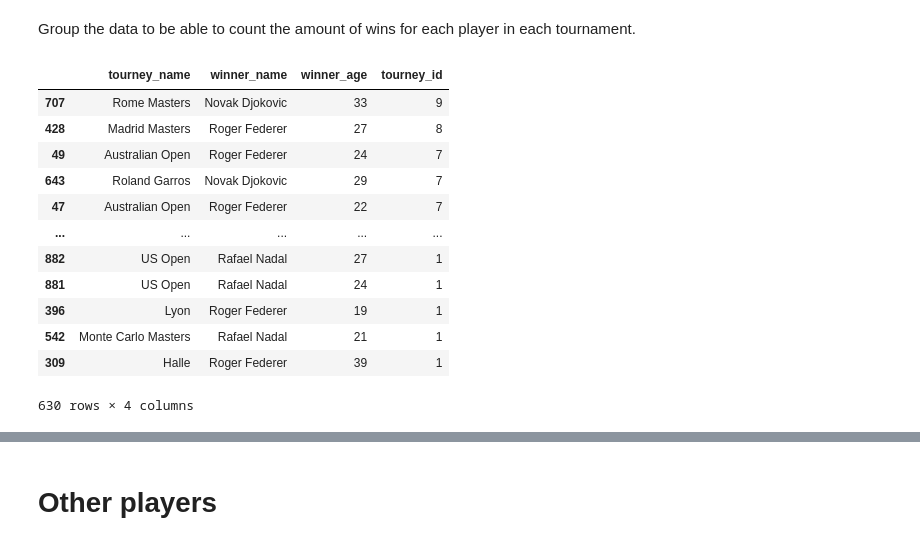
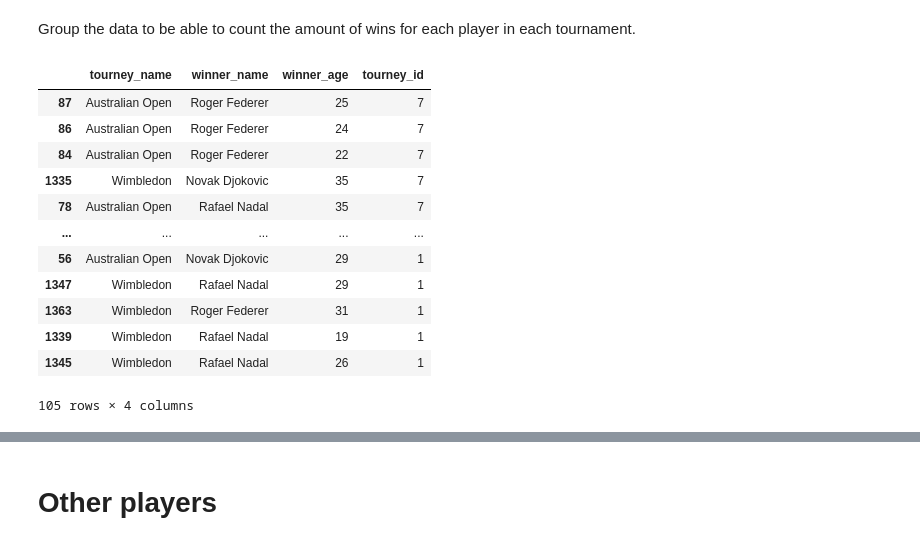
Before and after one commit to harryclem/TennisTop3, a Jupyter notebook: Top 3 tennis figures.ipynb, the cells around one changed output, grey strips where cells are left out. Drawn from its saved outputs; the diff is of its cells as text; code cells hidden in the pictures.

```diff
--- a/Top 3 tennis figures.ipynb
+++ b/Top 3 tennis figures.ipynb
@@ -237,19 +242,3 @@ grouped_data = no_davis.groupby(["tourney_name", "winner_name", "winner_age"])["
 # %%
 grouped_winning_data = (grouped_data[grouped_data["winner_name"].isin(["Roger Federer", "Novak Djokovic", "Rafael Nadal"])]
  .sort_values("tourney_id", ascending = False))
-# %%
-grouped_winning_data
-# %% [output]
-|  | tourney_name | winner_name | winner_age | tourney_id |
-| 707 | Rome Masters | Novak Djokovic | 33 | 9 |
-| 428 | Madrid Masters | Roger Federer | 27 | 8 |
-| 49 | Australian Open | Roger Federer | 24 | 7 |
-| 643 | Roland Garros | Novak Djokovic | 29 | 7 |
-| 47 | Australian Open | Roger Federer | 22 | 7 |
-| ... | ... | ... | ... | ... |
-| 882 | US Open | Rafael Nadal | 27 | 1 |
-| 881 | US Open | Rafael Nadal | 24 | 1 |
-| 396 | Lyon | Roger Federer | 19 | 1 |
-| 542 | Monte Carlo Masters | Rafael Nadal | 21 | 1 |
-| 309 | Halle | Roger Federer | 39 | 1 |
-630 rows × 4 columns
@@ -255,0 +247,16 @@ grouped_winning_data
+# %%
+grand_slam_wins
+# %% [output]
+|  | tourney_name | winner_name | winner_age | tourney_id |
+| 87 | Australian Open | Roger Federer | 25 | 7 |
+| 86 | Australian Open | Roger Federer | 24 | 7 |
+| 84 | Australian Open | Roger Federer | 22 | 7 |
+| 1335 | Wimbledon | Novak Djokovic | 35 | 7 |
+| 78 | Australian Open | Rafael Nadal | 35 | 7 |
+| ... | ... | ... | ... | ... |
+| 56 | Australian Open | Novak Djokovic | 29 | 1 |
+| 1347 | Wimbledon | Rafael Nadal | 29 | 1 |
+| 1363 | Wimbledon | Roger Federer | 31 | 1 |
+| 1339 | Wimbledon | Rafael Nadal | 19 | 1 |
+| 1345 | Wimbledon | Rafael Nadal | 26 | 1 |
+105 rows × 4 columns
```
Also changed, not shown: parts of 8 cells of this notebook, 1 other file.
